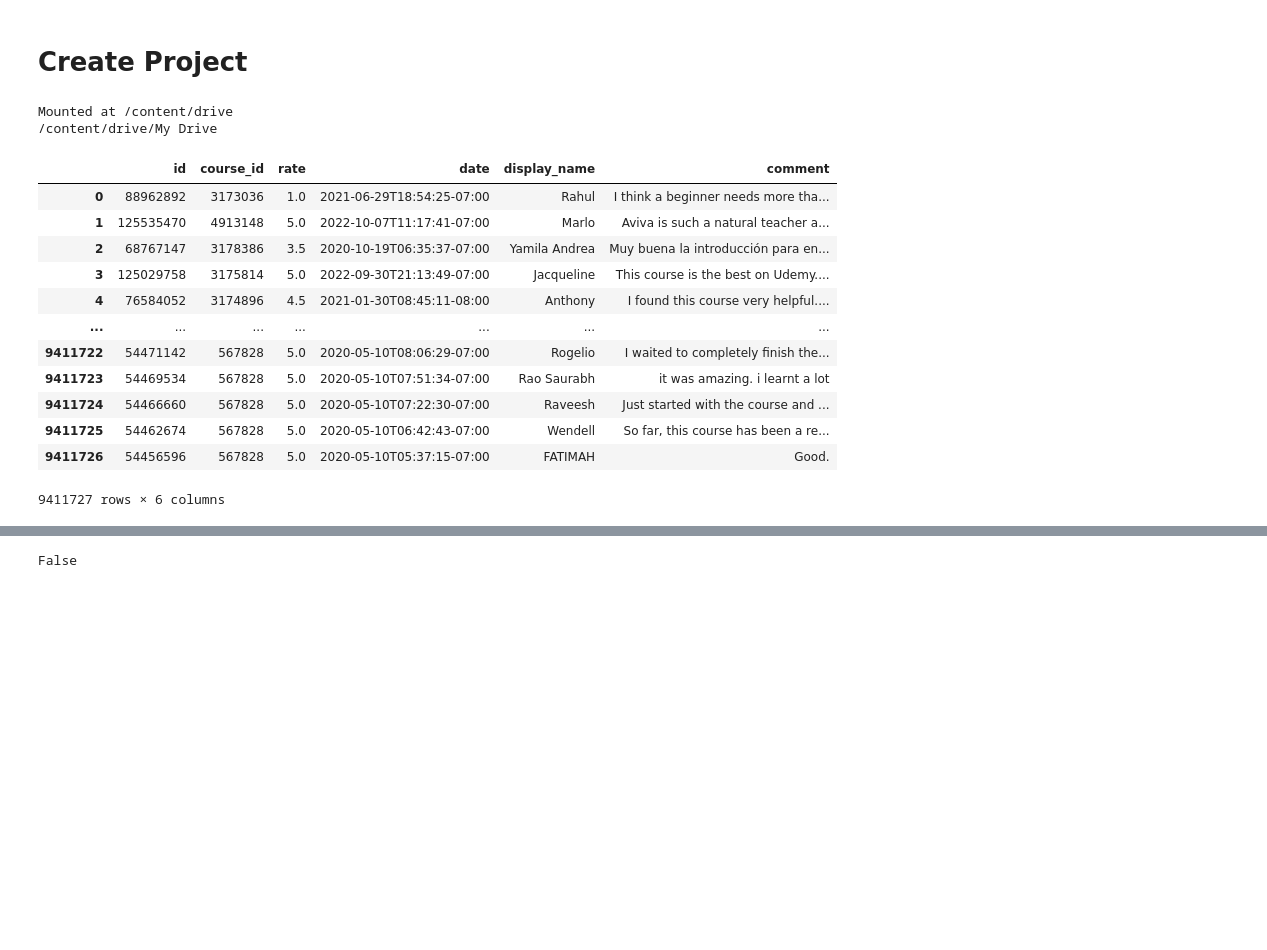
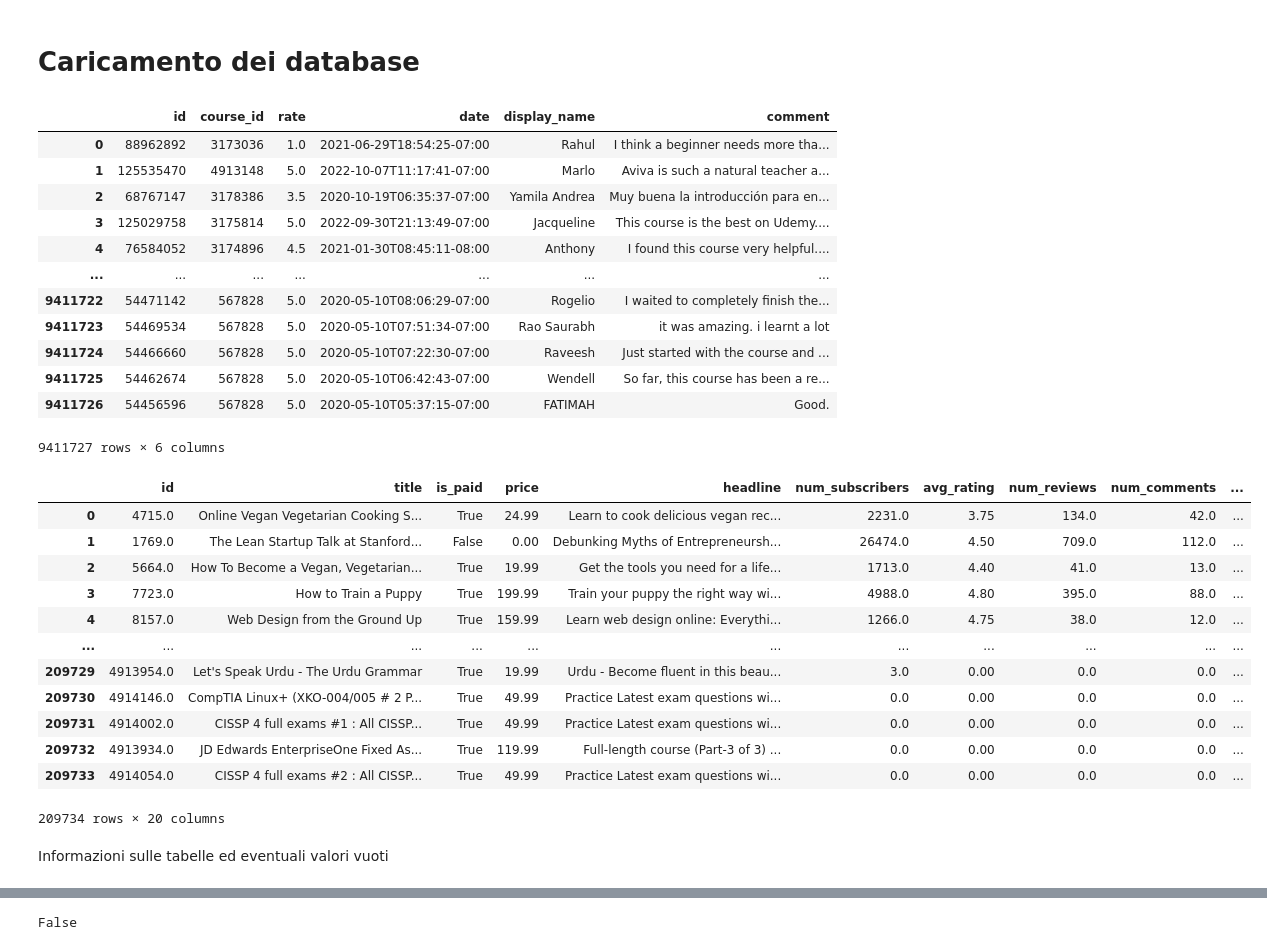
Before and after one commit to marcolg26/udemy, a Jupyter notebook: preprocessing.ipynb, the cells around one changed output, grey strips where cells are left out. Saved outputs shown, nothing was run; the diff lists cells and outputs as text; code cells hidden in the pictures; blank space fills up the shorter version.

```diff
--- a/preprocessing.ipynb
+++ b/preprocessing.ipynb
@@ -1,34 +1,44 @@
-# %% [markdown]
-# Create Project
+# %% [markdown]
+# Caricamento dei database
 # %%
-
-from google.colab import drive
 import pandas as pd
 import matplotlib.pyplot as plt
 import seaborn as sns
 
-drive.mount('/content/drive')
+comments = pd.read_csv("comments.csv") #1.49GB
+courses = pd.read_csv("courses.csv")
 
-%cd /content/drive/My Drive/
-
-path = "comments.csv"
-dataframe = pd.read_csv(path)
-
-dataframe
+comments
 # %% [output]
+|  | id | course_id | rate | date | display_name | comment |
+| 0 | 88962892 | 3173036 | 1.0 | 2021-06-29T18:54:25-07:00 | Rahul | I think a beginner needs more tha... |
+| 1 | 125535470 | 4913148 | 5.0 | 2022-10-07T11:17:41-07:00 | Marlo | Aviva is such a natural teacher a... |
+| 2 | 68767147 | 3178386 | 3.5 | 2020-10-19T06:35:37-07:00 | Yamila Andrea | Muy buena la introducción para en... |
+| 3 | 125029758 | 3175814 | 5.0 | 2022-09-30T21:13:49-07:00 | Jacqueline | This course is the best on Udemy.... |
+| 4 | 76584052 | 3174896 | 4.5 | 2021-01-30T08:45:11-08:00 | Anthony | I found this course very helpful.... |
+| ... | ... | ... | ... | ... | ... | ... |
+| 9411722 | 54471142 | 567828 | 5.0 | 2020-05-10T08:06:29-07:00 | Rogelio | I waited to completely finish the... |
+| 9411723 | 54469534 | 567828 | 5.0 | 2020-05-10T07:51:34-07:00 | Rao Saurabh | it was amazing. i learnt a lot |
+| 9411724 | 54466660 | 567828 | 5.0 | 2020-05-10T07:22:30-07:00 | Raveesh | Just started with the course and ... |
+| 9411725 | 54462674 | 567828 | 5.0 | 2020-05-10T06:42:43-07:00 | Wendell | So far, this course has been a re... |
+| 9411726 | 54456596 | 567828 | 5.0 | 2020-05-10T05:37:15-07:00 | FATIMAH | Good. |
-Mounted at /content/drive
-/content/drive/My Drive
+9411727 rows × 6 columns
-|  | id | course_id | rate | date | display_name | comment |
-| 0 | 88962892 | 3173036 | 1.0 | 2021-06-29T18:54:25-07:00 | Rahul | I think a beginner needs more tha... |
-| 1 | 125535470 | 4913148 | 5.0 | 2022-10-07T11:17:41-07:00 | Marlo | Aviva is such a natural teacher a... |
-| 2 | 68767147 | 3178386 | 3.5 | 2020-10-19T06:35:37-07:00 | Yamila Andrea | Muy buena la introducción para en... |
-| 3 | 125029758 | 3175814 | 5.0 | 2022-09-30T21:13:49-07:00 | Jacqueline | This course is the best on Udemy.... |
-| 4 | 76584052 | 3174896 | 4.5 | 2021-01-30T08:45:11-08:00 | Anthony | I found this course very helpful.... |
-| ... | ... | ... | ... | ... | ... | ... |
-| 9411722 | 54471142 | 567828 | 5.0 | 2020-05-10T08:06:29-07:00 | Rogelio | I waited to completely finish the... |
-| 9411723 | 54469534 | 567828 | 5.0 | 2020-05-10T07:51:34-07:00 | Rao Saurabh | it was amazing. i learnt a lot |
-| 9411724 | 54466660 | 567828 | 5.0 | 2020-05-10T07:22:30-07:00 | Raveesh | Just started with the course and ... |
-| 9411725 | 54462674 | 567828 | 5.0 | 2020-05-10T06:42:43-07:00 | Wendell | So far, this course has been a re... |
-| 9411726 | 54456596 | 567828 | 5.0 | 2020-05-10T05:37:15-07:00 | FATIMAH | Good. |
-9411727 rows × 6 columns
+# %%
+courses
+# %% [output]
+|  | id | title | is_paid | price | headline | num_subscribers | avg_rating | num_reviews | num_comments | ... |
+| 0 | 4715.0 | Online Vegan Vegetarian Cooking S... | True | 24.99 | Learn to cook delicious vegan rec... | 2231.0 | 3.75 | 134.0 | 42.0 | ... |
+| 1 | 1769.0 | The Lean Startup Talk at Stanford... | False | 0.00 | Debunking Myths of Entrepreneursh... | 26474.0 | 4.50 | 709.0 | 112.0 | ... |
+| 2 | 5664.0 | How To Become a Vegan, Vegetarian... | True | 19.99 | Get the tools you need for a life... | 1713.0 | 4.40 | 41.0 | 13.0 | ... |
+| 3 | 7723.0 | How to Train a Puppy | True | 199.99 | Train your puppy the right way wi... | 4988.0 | 4.80 | 395.0 | 88.0 | ... |
+| 4 | 8157.0 | Web Design from the Ground Up | True | 159.99 | Learn web design online: Everythi... | 1266.0 | 4.75 | 38.0 | 12.0 | ... |
+| ... | ... | ... | ... | ... | ... | ... | ... | ... | ... | ... |
+| 209729 | 4913954.0 | Let's Speak Urdu - The Urdu Grammar | True | 19.99 | Urdu - Become fluent in this beau... | 3.0 | 0.00 | 0.0 | 0.0 | ... |
+| 209730 | 4914146.0 | CompTIA Linux+ (XKO-004/005 # 2 P... | True | 49.99 | Practice Latest exam questions wi... | 0.0 | 0.00 | 0.0 | 0.0 | ... |
+| 209731 | 4914002.0 | CISSP 4 full exams #1 : All CISSP... | True | 49.99 | Practice Latest exam questions wi... | 0.0 | 0.00 | 0.0 | 0.0 | ... |
+| 209732 | 4913934.0 | JD Edwards EnterpriseOne Fixed As... | True | 119.99 | Full-length course (Part-3 of 3) ... | 0.0 | 0.00 | 0.0 | 0.0 | ... |
+| 209733 | 4914054.0 | CISSP 4 full exams #2 : All CISSP... | True | 49.99 | Practice Latest exam questions wi... | 0.0 | 0.00 | 0.0 | 0.0 | ... |
+209734 rows × 20 columns
+# %% [markdown]
+Informazioni sulle tabelle ed eventuali valori vuoti
 # %%
```
Also changed, not shown: parts of 19 cells of this notebook, 2 other files.
